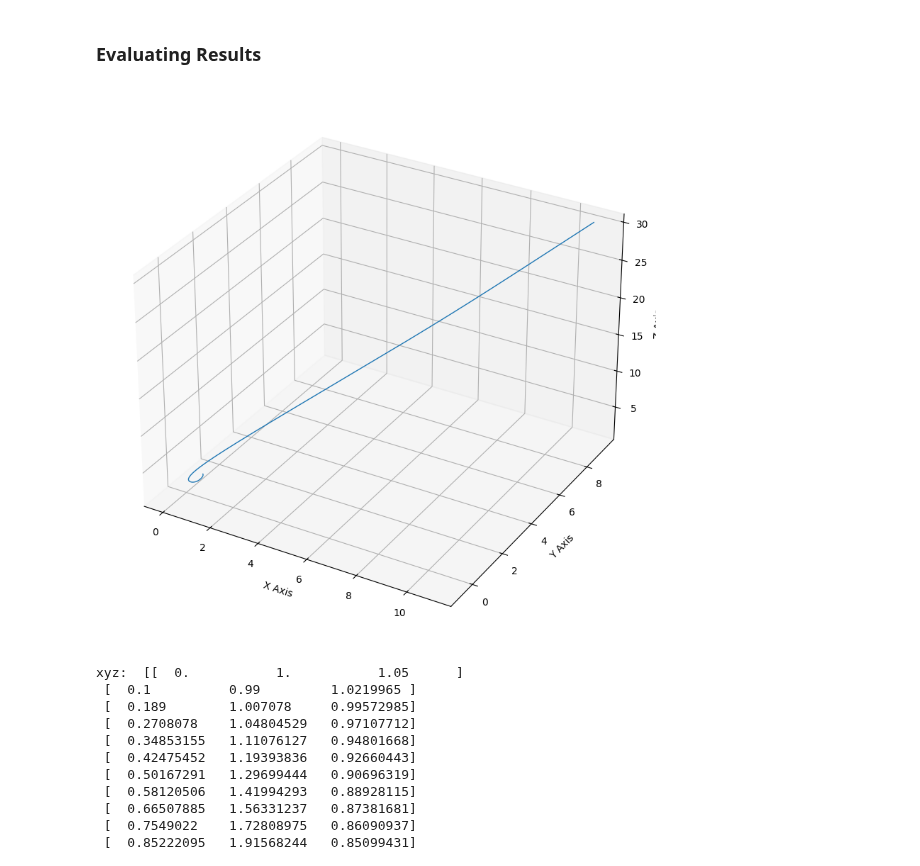
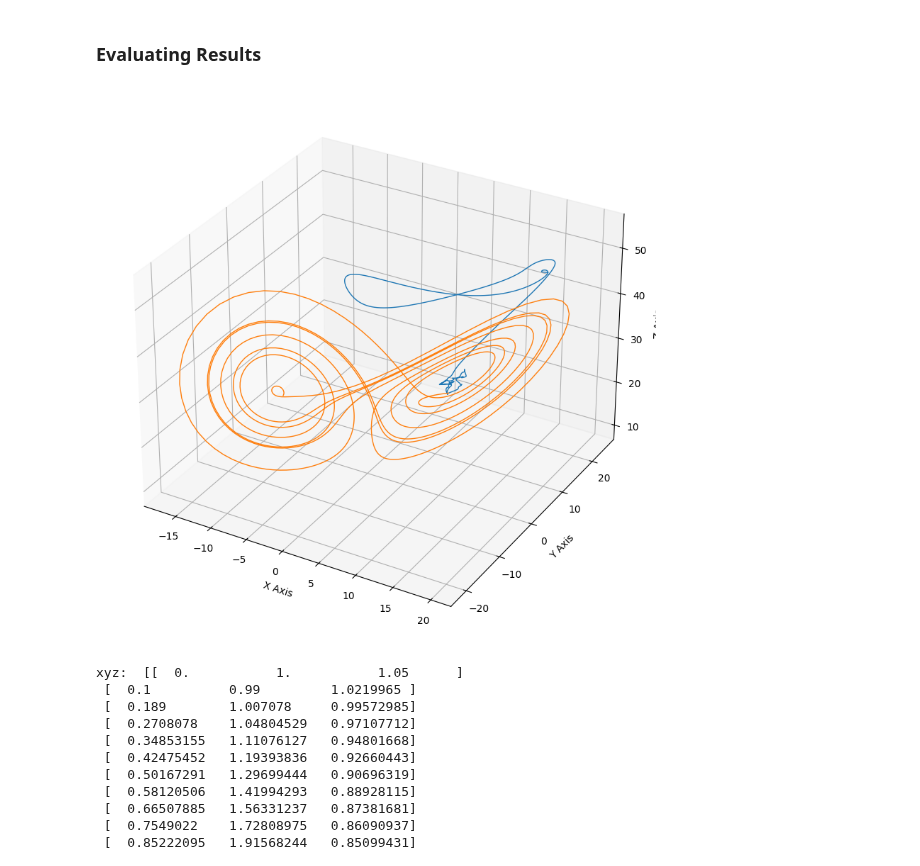
Before and after one commit to Fox-King777/ODE_System_Solver, a Jupyter notebook: SolvingLorentzSystemNumpy.ipynb, the cells around one changed output. Drawn from its saved outputs; the diff is of its cells as text; code cells hidden in the pictures.

Commit message:
Fix the trial solution dimensions

```diff
--- a/SolvingLorentzSystemNumpy.ipynb
+++ b/SolvingLorentzSystemNumpy.ipynb
@@ -204,0 +172,16 @@ SyntaxError: closing parenthesis ')' does not match opening parenthesis '[' on l
+# %%
+import copy
+
+checkpoint_nn_weights = None
+
+def train_lorenz(initial_conditions, sbr):
+    global checkpoint_nn_weights
+    t = np.arange(0, 10, 0.01)
+    nn_weights = init_nn_weights(1, np.array([100, 100, 100]), 3)
+    activation_fns = [tanh] * (len(nn_weights) - 1) + [lambda x: x]
+    nn_weights = solve_lorenz(t, sbr, initial_conditions, nn_weights, activation_fns, num_iter=5000, learn_rate=0.00001)
+    checkpoint_nn_weights = copy.deepcopy(nn_weights)
+
+    return trial_solution(t, initial_conditions, nn_weights, activation_fns), nn_weights
+
+pred, nn_weights = train_lorenz(XYZ_0, SBR)
@@ -204,0 +206,4 @@ SyntaxError: closing parenthesis ')' does not match opening parenthesis '[' on l
+# %%
+t = np.arange(0, 10, 0.01)
+activation_fns = [tanh] * (len(nn_weights) - 1) + [lambda x: x]
+print(mse_loss_function(t, SBR, XYZ_0, nn_weights, activation_fns))
@@ -230,13 +234,0 @@ def adam(input, nn_weights, coefs, initial_conditions, grad, num_iters=50000,
-# %%
-def train_lorenz(initial_conditions, sbr):
-    t = np.arange(0, 10, 0.01)
-    nn_weights = init_nn_weights(1, np.array([100, 100, 100]), 3)
-
-    loss_grad_function = grad(mse_loss_function, 1)
-    nn_weights = solve_lorenz(t, nn_weights, sbr, initial_conditions, num_iter=100000, learn_rate=0.00001)
-
-    res = np.array(
-        [trial_solution_x(t, nn_weights, initial_conditions),
-         trial_solution_y(t, nn_weights, initial_conditions),
-         trial_solution_z(t, nn_weights, initial_conditions)])
-train_lorenz(XYZ_0, SBR)
@@ -262,9 +235,9 @@ KeyboardInterrupt:
 # %% [markdown]
 ### Evaluating Results
 # %%
-def plot(nn_weights, initial_conditions, scale=1, dt=0.01):
+def plot(nn_weights, activation_fns, initial_conditions, scale=1, dt=0.01):
    t = np.arange(0, 10, dt)
-   res = trial_solution(t, nn_weights, initial_conditions) * scale
+   res = trial_solution(t, initial_conditions, nn_weights, activation_fns) * scale
    fig = plt.figure(figsize=(10, 10))
    ax = fig.add_subplot(projection="3d")
    ax.set_xlabel("X Axis")
@@ -273,7 +246,7 @@ def plot(nn_weights, initial_conditions, scale=1, dt=0.01):
    ax.plot(res[0], res[1], res[2], lw=1)
 
    xyzs, dxyz_dt = simulate_pde(t, initial_conditions, derivative=lorenz_derivative)
-   #ax.plot(xyzs[:, 0], xyzs[:, 1], xyzs[:, 2], lw=1)
+   ax.plot(xyzs[:, 0], xyzs[:, 1], xyzs[:, 2], lw=1)
 
 def simulate_pde(t, initial_conditions, derivative) -> Tuple[np.ndarray, np.ndarray]:
    """Simulate the PDE over the time interval [0, dt * num_steps].
@@ -297,9 +270,9 @@ def simulate_pde(t, initial_conditions, derivative) -> Tuple[np.ndarray, np.ndar
 
    return xyzs, dxyz_dt
 # %%
-plot(nn_weights, initial_conditions)
+plot(nn_weights, activation_fns, SBR)
 # %% [output]
-[figure, old version]
+[figure, new version]
 # %%
 xyzs, dxyz_dt = simulate_pde(t, initial_conditions, derivative=lorenz_derivative)
 print("xyz: ", xyzs)
```
Also changed, not shown: parts of 12 cells of this notebook.
